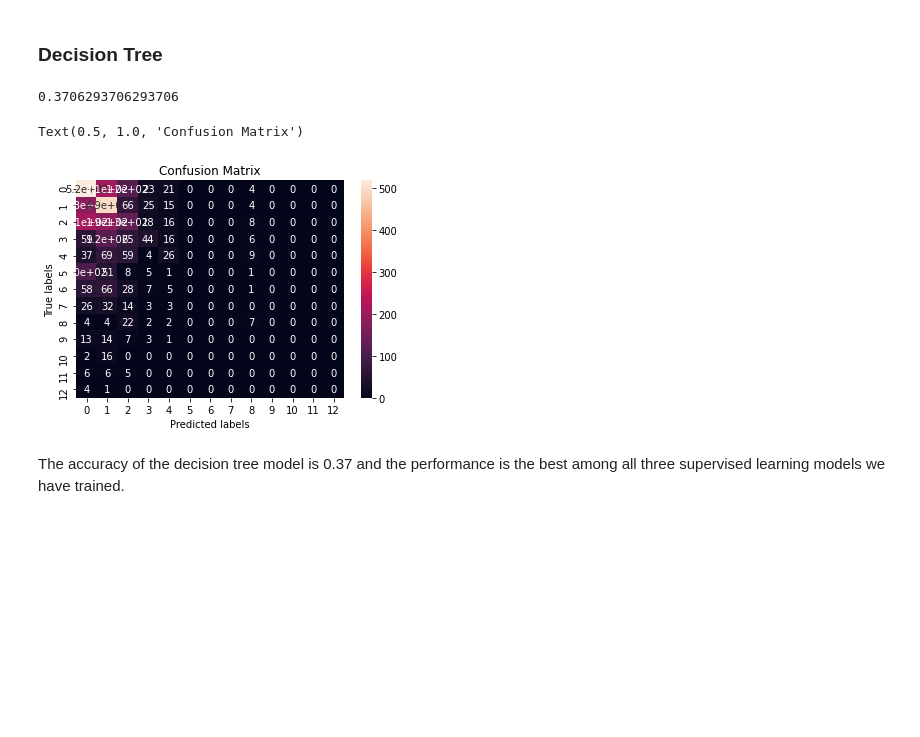
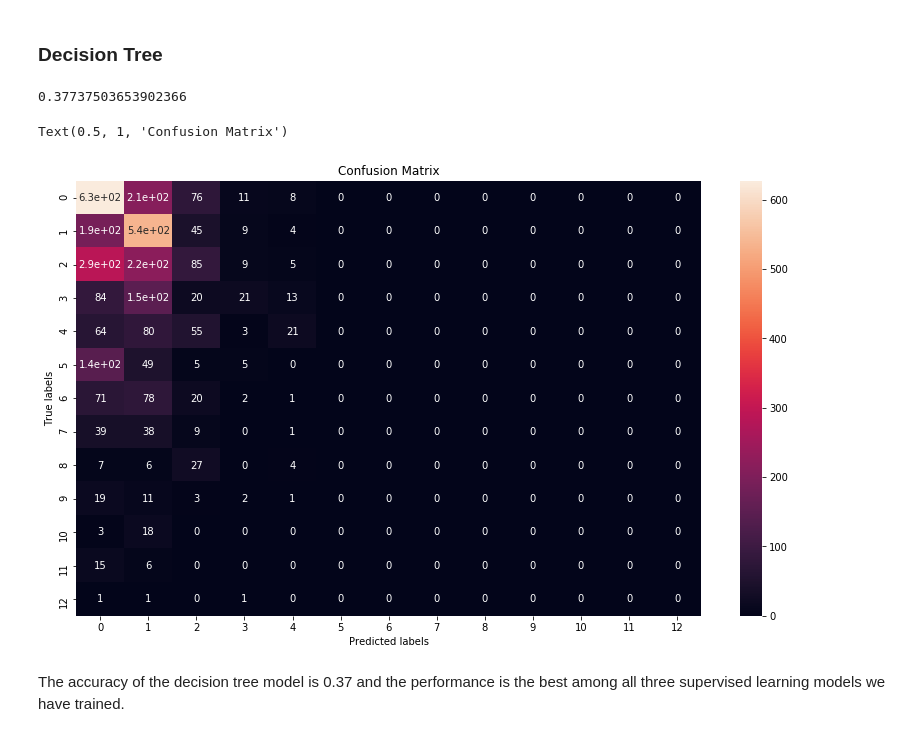
Before and after one commit to YuniceXiao/502_final_repo, a Jupyter notebook: SupervisedModels.ipynb, the cells around one changed output. Cells and saved outputs as stored; diff of their text form; code cells hidden in the pictures; blank space fills up the shorter version.

```diff
--- a/SupervisedModels.ipynb
+++ b/SupervisedModels.ipynb
@@ -183,8 +199,8 @@ new_df5 = new_df4.withColumn("Weight",bround(11105/F.col("count"),2))
 # %%
 lr = LogisticRegression(maxIter=10, regParam=0.3, elasticNetParam=0.8, family="multinomial")
 pipeline = Pipeline(stages=[vectorAssembler_features, StringIndexer_type])
-pipelineFit = pipeline.fit(new_df6)
-dataset = pipelineFit.transform(new_df6)
+pipelineFit = pipeline.fit(new_df3)
+dataset = pipelineFit.transform(new_df3)
 train, test = dataset.randomSplit([0.7, 0.3])
 model = lr.fit(train)
 predictions = model.transform(test)
@@ -248,20 +264,20 @@ evaluator = MulticlassClassificationEvaluator(
 accuracy = evaluator.evaluate(predictions)
 print(accuracy)
 # %% [output]
-0.3706293706293706
+0.37737503653902366
 # %%
 test_array = [int(row.label) for row in test.collect()]
 pred_array = [int(row.prediction) for row in predictions.collect()]
 cm = confusion_matrix(test_array, pred_array)
 # %%
-ax= plt.subplot()
+f, ax = plt.subplots(figsize=(14,8))
 sns.heatmap(cm, annot=True, ax = ax)
 
 # labels, title and ticks
 ax.set_xlabel('Predicted labels');ax.set_ylabel('True labels')
 ax.set_title('Confusion Matrix')
 # %% [output]
-Text(0.5, 1.0, 'Confusion Matrix')
+Text(0.5, 1, 'Confusion Matrix')
-[figure, old version]
+[figure, new version]
 # %% [markdown]
 The accuracy of the decision tree model is 0.37 and the performance is the best among all three supervised learning models we have trained.
```
Also changed, not shown: parts of 6 cells of this notebook, 1 other file.
